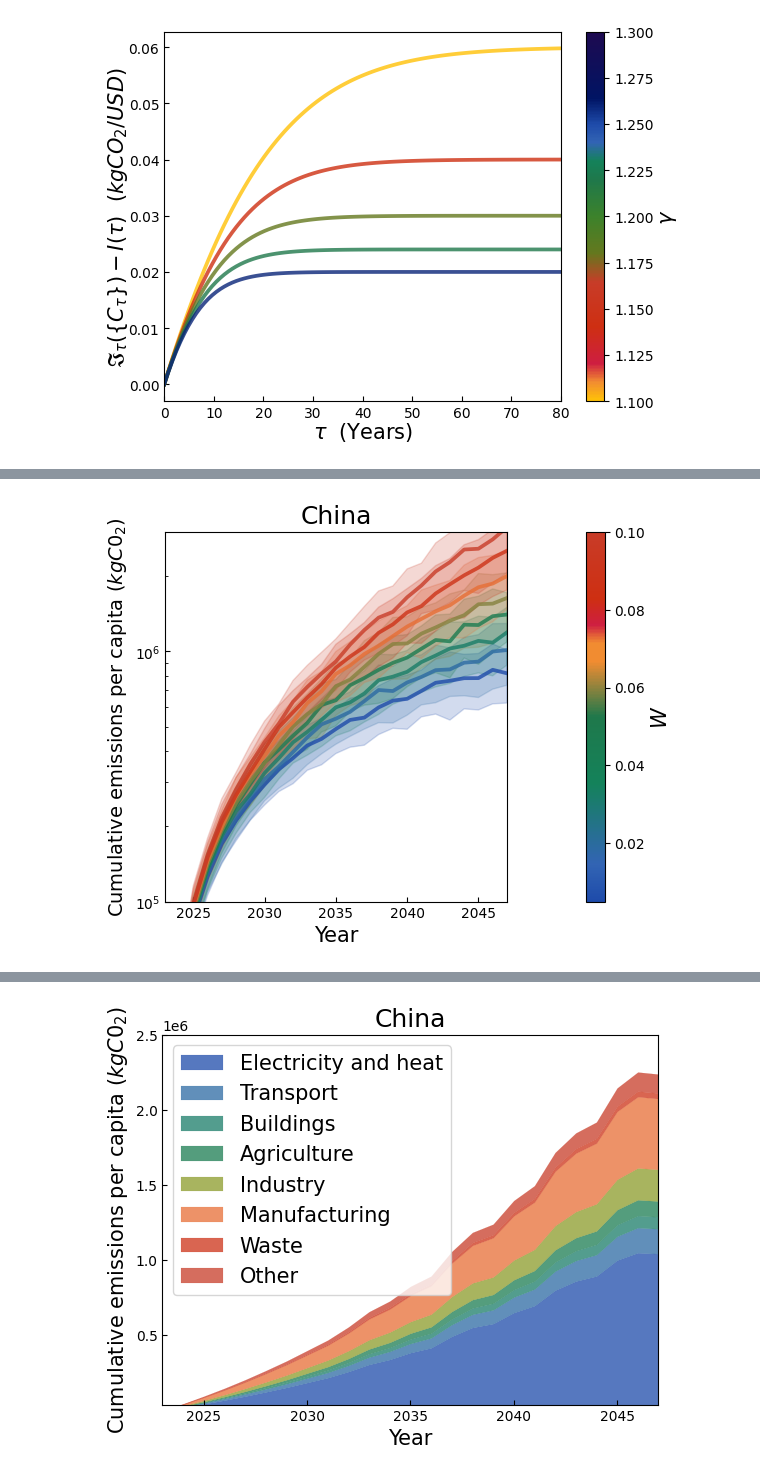
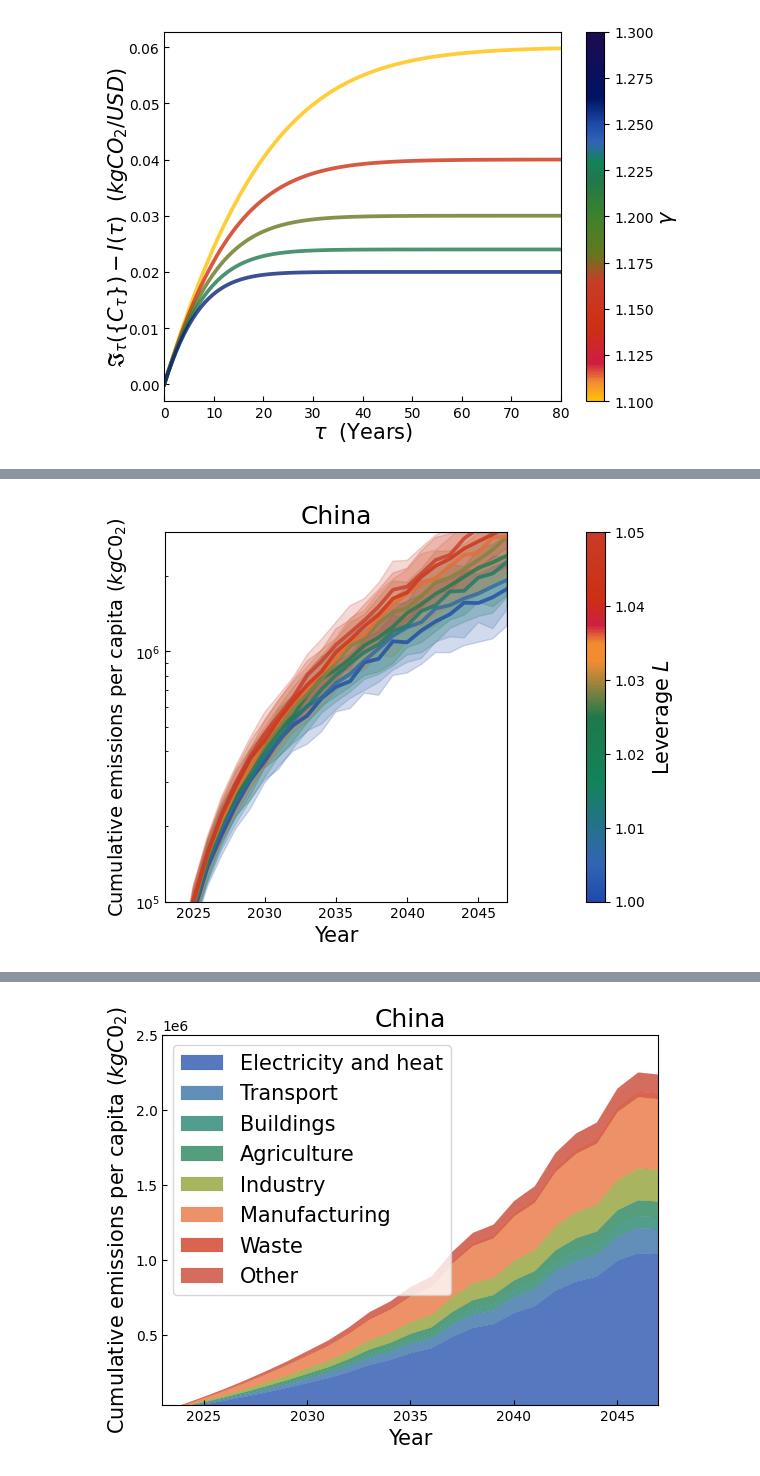
Before and after one commit to barnabeledoux/Gambling-with-carbon, a Jupyter notebook: main_countries.ipynb, the cells around one changed output, grey strips where cells are left out. Drawn from its saved outputs; the diff is of its cells as text; code cells hidden in the pictures.

```diff
--- a/main_countries.ipynb
+++ b/main_countries.ipynb
@@ -538,5 +556,5 @@ fig1.savefig(cd + '/results/emissions_pred'+country+'.pdf')
 # %%
-## Predicted cumulative emissions varying growth rate ##
+## Predicted cumulative emissions akk together ##
 country = "china" #Pick the country among US, china, denmark, france
 duration = 25 #Duration in years
 firstyear = 2022 - duration #Starting year for the study
@@ -573,7 +591,7 @@ inidebt = debtpercapitalist[0]
 Emintensitylist = Emperyearlist/GDPpercapitalist
 gamma, I0 = -(Emintensitylist[-1] - Emintensitylist[0])/Emintensitylist.size, Emintensitylist[0]
 
-Wlist = np.linspace(0.005,0.1, 8) #List of W (growth rate) values to study
+Levlist = np.linspace(1,1.05, 8) #List of leverage values to study
 
 title = r'Leverage and $CO_2$ emissions in ' + 'the US' if country=='US' else '' + str.upper(country[0]) + country[1:]
 fig1 = plt.figure()
@@ -588,40 +606,40 @@ cdeb.reverse() #Update colorlist
 clist = (cdeb+list(carr[:2])+list(carr[1:5])+list(carr[14:])).copy() #Update colorlist
 clist = [(0, clist[1]), (0.1, clist[2]), (0.32, clist[3]),  (0.5, clist[4]), (0.65, clist[6]), (0.7, clist[7]), (0.75, clist[8]), (0.82, clist[9]), (1., clist[10])] #[(i*1/11., clist[i]) for i in range(len(clist))]
 cmapphase = LinearSegmentedColormap.from_list('cmap', clist) #Create the colormap
-norm = mpl.colors.Normalize(vmin=Wlist[0], vmax=Wlist[-1], clip=False)
+norm = mpl.colors.Normalize(vmin=Levlist[0], vmax=Levlist[-1], clip=False)
 
 rep = 100 #Number of repetitions
-avgEm = [0. for _ in range(len(Wlist))] #Initiate average emissions list
-stdsqr = [np.zeros(tflist.size) for _ in range(len(Wlist))] #Initiate standard deviation list
+avgEm = [0. for _ in range(len(Levlist))] #Initiate average emissions list
+stdsqr = [np.zeros(tflist.size) for _ in range(len(Levlist))] #Initiate standard deviation list
 for i in range(rep):
-    for j,W in enumerate(Wlist):
-        model = kelly_debt(5, np.average(levlist), GDP0, 100, rho, 50, gaussian=True, W = W, sig=sigW, borroweachstep=True) #Stochastic model
+    for j,L in enumerate(Levlist):
+        model = kelly_debt(5, L, GDP0, 100, rho, 50, gaussian=True, W = meanW, sig=sigW, borroweachstep=True) #Stochastic model
         emissions = np.array([model.emissions(firstyear+tf, Emintensitylist, firstyear, predic = True)[0] for tf in tflist])
         avgEm[j] += emissions #Update average emissions
         stdsqr[j] += np.array([(emissions[tf] - avgEm[j][tf]/(i+(i==0)))**2 for tf in tflist]) #Update standard deviation
 avgEm = [em/rep for em in avgEm]
 stdsqr = [np.sqrt(st/rep) for st in stdsqr]
 for j,L in enumerate(Levlist):
-    ax1.plot(2023+tflist, avgEm[j], lw = 2.7, alpha = 0.8, c=cmapphase((L-1)/(Levlist[-1]-1)), label=r'$W = {}$'.format(str(W)[:5]))
+    ax1.plot(2023+tflist, avgEm[j], lw = 2.7, alpha = 0.8, c=cmapphase((L-1)/(Levlist[-1]-1)), label=r'$L = {}$'.format(str(L)[:5]))
     ax1.fill_between(2023+tflist, avgEm[j] - stdsqr[j], avgEm[j] + stdsqr[j], color=cmapphase((L-1)/(Levlist[-1]-1)), alpha=0.2)
 
 ylimmin, ylimmax = 1E5, 3E6
-cbar = fig1.colorbar(mpl.cm.ScalarMappable(norm=norm, cmap=cmapphase), ax=ax1, label=r'$W$', pad=0.16)
-cbar.set_label(r'$W$', size=15)
+cbar = fig1.colorbar(mpl.cm.ScalarMappable(norm=norm, cmap=cmapphase), ax=ax1, label=r'$L$', pad=0.16)
+cbar.set_label(r'Leverage $L$', size=15)
 ax1.set_xlabel(r'Year', fontsize=15)
 ax1.set_ylabel(r'Cumulative emissions per capita ($kgC0_2$)', fontsize=14)
 ax1.margins(x=0)
 if logscale:
     ax1.set_yscale('log')
 if temp:
     if logscale:
         ax2.set_yscale('log')
     worldpop = 8E9
     ax2.set_ylim(ylimmin*1.6*1E-5, ylimmax*1.6*1E-15*worldpop)
 ax1.set_xlim(2023+tflist[0],2023+tflist[-1])
 ax1.set_ylim(ylimmin,ylimmax)
 ax1.set_title(str.upper(country[0]) + country[1:], fontsize=18)
 ax1.tick_params(direction='in', which='both')
-fig1.savefig(cd + '/results/emissions_pred_grate'+country+'.pdf')
+fig1.savefig(cd + '/results/emissions_pred'+country+'.pdf')
 # %% [output]
-[figure, old version]
+[figure, new version]
```
Also changed, not shown: parts of 4 cells of this notebook, 1 other file.
